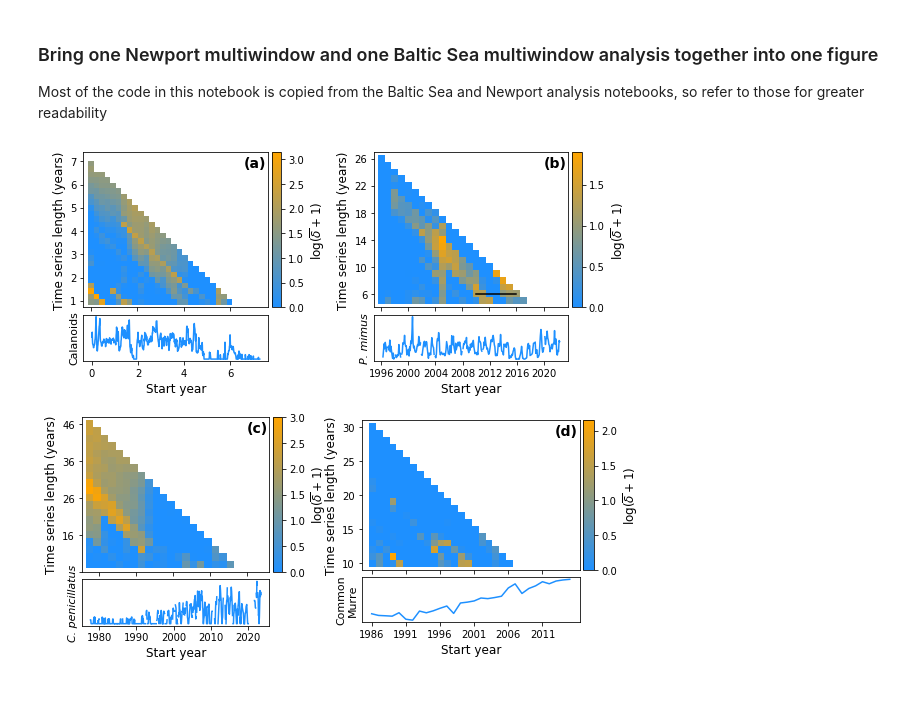
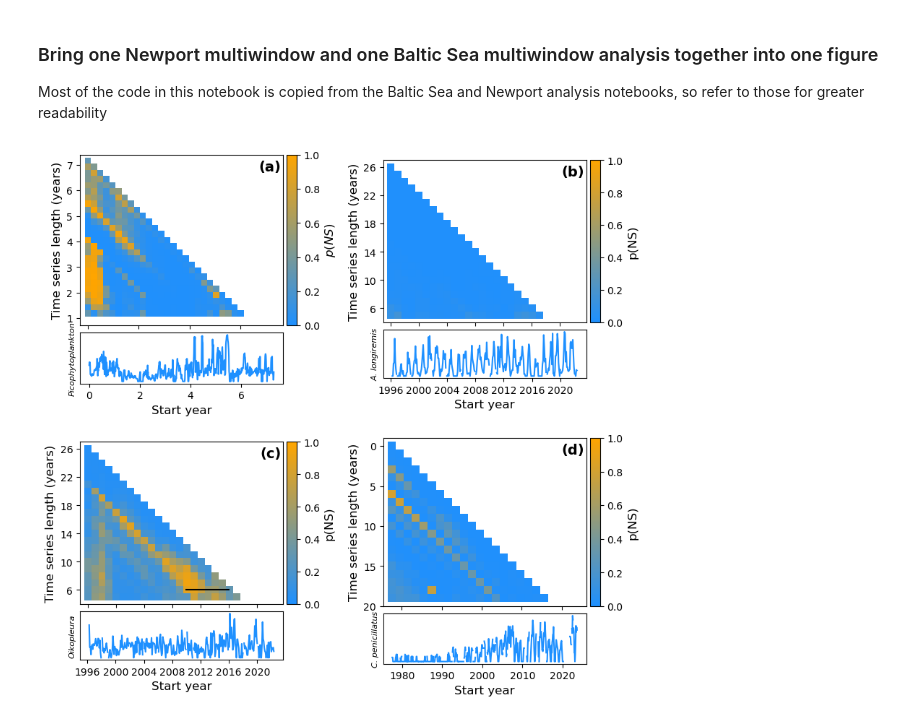
Before and after one commit to kenflat2/NS-Map, a Jupyter notebook: jupyter_notebooks/Empirical Results Figure.ipynb, the cells around one changed output. Drawn from its saved outputs; the diff is of its cells as text; code cells hidden in the pictures; blank space fills up the shorter version.

Commit message:
Updated the empirical results summary figure

```diff
--- a/jupyter_notebooks/Empirical Results Figure.ipynb
+++ b/jupyter_notebooks/Empirical Results Figure.ipynb
@@ -66,17 +74,17 @@ def makeFigureBaltic(nonstationarityHeatMap, ts, name, ax):
 # %%
 def makeHeatMapNewport(results):
     nonstationarityHeatMap = np.zeros((25,25)) * np.nan
-    for l, o, d, t, r in results:
+    for l, o, e, p, t, d in results:
         i_length = 24-(int(l/12) - 2)
         i_offset = int(o/12)
-        nonstationarityHeatMap[i_length, i_offset] = d
+        nonstationarityHeatMap[i_length, i_offset] = p
 
     return nonstationarityHeatMap
 
 def makeFigureNewport(nonstationarityHeatMap, ts, name, ax):
     # fig, ax = plt.subplots(1,figsize=(13,10))
     # fig, ax = plt.subplots(1,figsize=(8,8))
-    im = ax.imshow(np.log(nonstationarityHeatMap[:-3]+1), cmap=custom_cmap)
+    im = ax.imshow(nonstationarityHeatMap[:-3,:], cmap=custom_cmap, vmin=0, vmax=1)
     ax.set_xticks(np.arange(0,26+1,step=4))
     ax.set_xlim(-1.08,27.7)
 
@@ -91,14 +99,14 @@ def makeFigureNewport(nonstationarityHeatMap, ts, name, ax):
     divider = make_axes_locatable(ax)
     cax = divider.append_axes('right', size='5%', pad=0.05)
     cb = plt.colorbar(im, cax=cax)
-    cb.set_label(r"$\log(\overline{\delta}+1)$",fontsize=fsize)
+    cb.set_label(r"p(NS)",fontsize=fsize)
 
     axTS = divider.append_axes('bottom', size='30%', pad=0.1)
 
     axTS.plot(np.linspace(1996.264,2022.335,num=312), ts,c="dodgerblue")
     axTS.set_xticks(np.arange(1996,2022+1,step=4))
     axTS.set_yticks([])
-    axTS.set_ylabel(f"{name}", fontsize = fsize-1, style = "italic")
+    axTS.set_ylabel(f"{name}", fontsize = fsize-4, style = "italic")
     axTS.set_xlabel("Start year",fontsize=fsize)
 
     ax.set_ylim(22, -1)
@@ -269,12 +276,13 @@ filename = "../datasets/baltic_sea_mesocosm_transformed.csv"
 df = pd.read_csv(filename, encoding="utf-8", na_filter=False)
 table = df.to_numpy()
 
-fig, ax = plt.subplots(2, 2, figsize=(8.5,7.5))
+fig, ax = plt.subplots(2, 2, figsize=(8.5,8.0))
+plt.subplots_adjust(hspace=0.1, wspace=0.4)
 
-index = 0
 year_steps = 27
 
-species_baltic = "Calanoids"
+index = 3
+species_baltic = "Picophytoplankton"
 results = np.loadtxt(f"../results/baltic_sea_multiwindow/{species_baltic}_time_window.csv",
                      delimiter=",")
 lengths = np.unique(results[:,0])
@@ -283,19 +291,44 @@ ts = ns.standardize(table[:,index+1])
 nonstationarityHeatMap = makeHeatMapBaltic(results)
 makeFigureBaltic(nonstationarityHeatMap, ts, species_baltic, ax[0, 0])
 
-# Newport Pseudocalanus
-results = np.loadtxt("../results/newport_multiwindow/pseudocalanus_time_window.csv", delimiter=",")
+"""
+index = 0
+species_baltic = "Calanoids"
+results = np.loadtxt(f"../results/baltic_sea_multiwindow/{species_baltic}_time_window.csv",
+                     delimiter=",")
+lengths = np.unique(results[:,0])
 
+ts = ns.standardize(table[:,index+1])
+nonstationarityHeatMap = makeHeatMapBaltic(results)
+makeFigureBaltic(nonstationarityHeatMap, ts, species_baltic, ax[0, 1])
+"""
+
+# Newport
+
+
+# Acartia longiremis
+results = np.loadtxt("../results/newport_line_multiwindow_E_normalized/ ACARTIA LONGIREMIS_time_window.csv", delimiter=",")
 # Load the time series for Pseudocalanus, the most abundant Newport species
 table = np.loadtxt("../datasets/newport_aggregated_series.csv", delimiter=",")
-ts = table[:,0]
+ts = table[:, 2]
 
 nonstationarityHeatMap = makeHeatMapNewport(results)
-makeFigureNewport(nonstationarityHeatMap, ts, "P. mimus", ax[0, 1])
+# makeFigureNewport(nonstationarityHeatMap, ts, "P. mimus", ax[0, 1])
+makeFigureNewport(nonstationarityHeatMap, ts, "A. longiremis", ax[0, 1])
+
+# Newport Pseudocalanus mimus
+results = np.loadtxt("../results/newport_line_multiwindow_E_normalized/ OIKOPLEURA_time_window.csv", delimiter=",")
+# Load the time series for Pseudocalanus, the most abundant Newport species
+table = np.loadtxt("../datasets/newport_aggregated_series.csv", delimiter=",")
+ts = table[:, 1]
+
+nonstationarityHeatMap = makeHeatMapNewport(results)
+# makeFigureNewport(nonstationarityHeatMap, ts, "P. mimus", ax[0, 1])
+makeFigureNewport(nonstationarityHeatMap, ts, "Oikopleura", ax[1, 0])
 
 # Portal Dataset
-filename = "..\Datasets\Portal_rodent.csv"
-filename_trapping_dates = "..\Datasets\Portal_rodent_trapping.csv"
+filename = "../datasets/Portal_rodent.csv"
+filename_trapping_dates = "../datasets/Portal_rodent_trapping.csv"
 
 df = pd.read_csv(filename, encoding="utf-8", na_filter=False)
 df = df.astype({"plot":str})
@@ -304,46 +337,47 @@ df_trapping_dates = pd.read_csv(filename_trapping_dates, encoding="utf-8", na_fi
 ts_raw, t = get_species_control_series("PP")
 ts = ns.standardize(np.sqrt(ts_raw))
 
-results = np.loadtxt(f"../results/portal_rodent_analysis/PP_time_window.csv",
-                         delimiter=",")
+results = np.loadtxt(f"../results/portal_rodent_analysis_E_normalized/PP_time_window.csv",
+                         delimiter=",", skiprows=1)
 
 nonstationarityHeatMap = makeHeatMapPortal(results)
-makeFigurePortal(nonstationarityHeatMap, ts, "C. penicillatus", ax[1, 0])
+makeFigurePortal(nonstationarityHeatMap, ts, "C. penicillatus", ax[1, 1])
 
-drawBracket(2010, 6, ax[0, 1])
+drawBracket(2010, 6, ax[1, 0])
 
 # Seabird Analysis
-
+"""
 filename = "../datasets/birddata_cleaned.csv"
 df_raw = pd.read_csv(filename, encoding="utf-8", na_filter=True)
 df = df_raw[["Year","Common murre Total", "Brandt's cormorant Total"]]
 table = df.to_numpy(dtype=np.float64)
 
 t = table.T[0,:].copy()
 t = (t - np.min(t)) / np.ptp(t)
 
 common_murre_series = ns.standardize(np.sqrt(table.T[1,:]))
 
 results = np.loadtxt(f"../results/seabird_analysis/common_murre_time_window.csv",
                          delimiter=",")
 
 nonstationarityHeatMap = makeHeatMapSeabird(results)
 makeFigureSeabird(nonstationarityHeatMap, common_murre_series, "Common\nMurre", ax[1, 1])
+"""
 
 ax[0, 0].text(1 - text_padding, 1 - text_padding*3, "(a)", size=fsize+2, rotation=0,
             horizontalalignment="right", verticalalignment="top", fontweight="bold",
             transform=ax[0, 0].transAxes)
 ax[0, 1].text(1 - text_padding, 1 - text_padding*3, "(b)", size=fsize+2, rotation=0,
             horizontalalignment="right", verticalalignment="top", fontweight="bold",
             transform=ax[0, 1].transAxes)
 ax[1, 0].text(1 - text_padding, 1 - text_padding*3, "(c)", size=fsize+2, rotation=0,
             horizontalalignment="right", verticalalignment="top", fontweight="bold",
             transform=ax[1, 0].transAxes)
 ax[1, 1].text(1 - text_padding, 1 - text_padding*3, "(d)", size=fsize+2, rotation=0,
             horizontalalignment="right", verticalalignment="top", fontweight="bold",
             transform=ax[1, 1].transAxes)
 
 plt.tight_layout()
 plt.savefig("../figures_eps/Figure_5.eps", format="eps")
 # %% [output]
-[figure, old version]
+[figure, new version]
```
Also changed, not shown: parts of 5 cells of this notebook, 1 other file.
